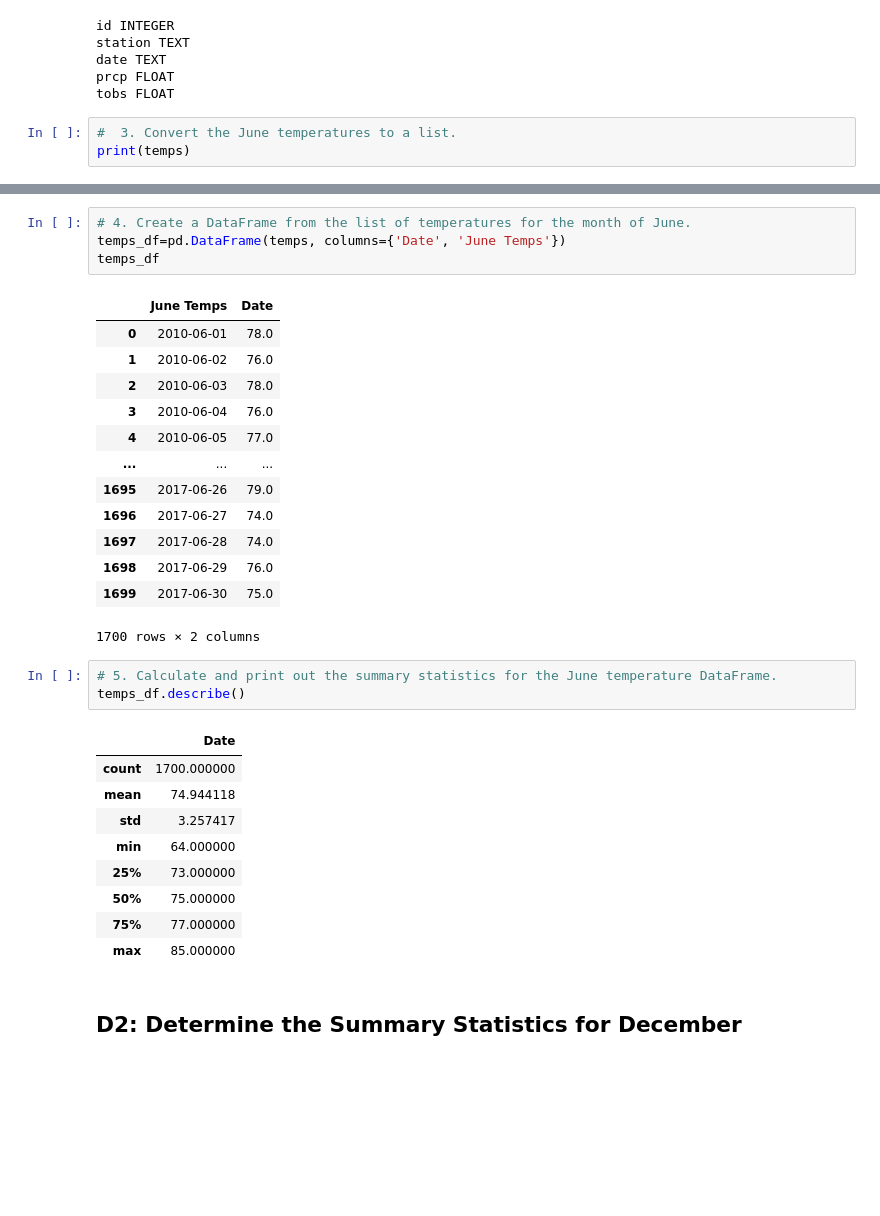
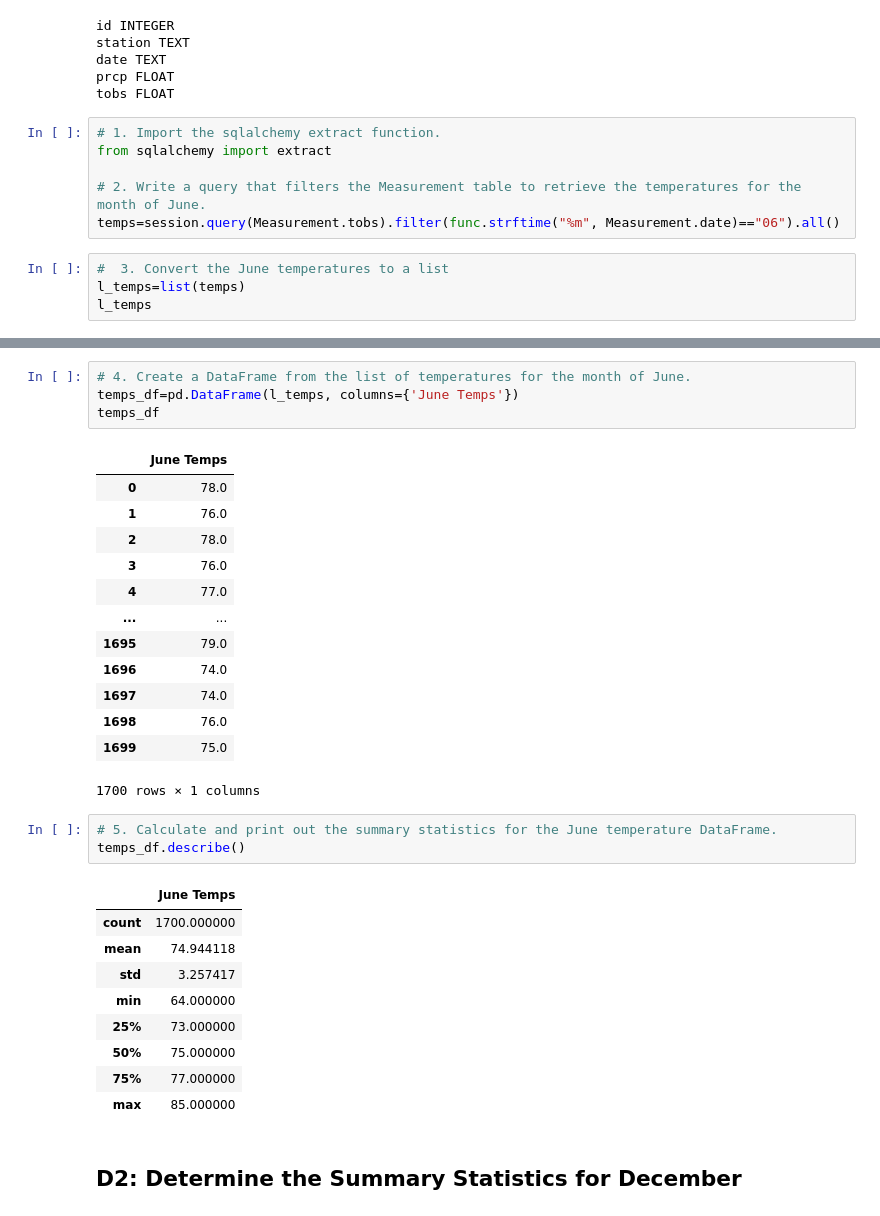
Before and after one commit to tessiertodd/surfs_up, a Jupyter notebook: SurfsUp_Challenge.ipynb, the cells around one changed output, grey strips where cells are left out. Cells and saved outputs as stored; diff of their text form; blank space fills up the shorter version.

```diff
--- a/SurfsUp_Challenge.ipynb
+++ b/SurfsUp_Challenge.ipynb
@@ -45,7 +39,14 @@ station TEXT
 date TEXT
 prcp FLOAT
 tobs FLOAT
+# %%
+# 1. Import the sqlalchemy extract function.
+from sqlalchemy import extract
+
+# 2. Write a query that filters the Measurement table to retrieve the temperatures for the month of June.
+temps=session.query(Measurement.tobs).filter(func.strftime("%m", Measurement.date)=="06").all()
 # %%
-#  3. Convert the June temperatures to a list.
-print(temps)
+#  3. Convert the June temperatures to a list
+l_temps=list(temps)
+l_temps
 # %% [output]
@@ -53,26 +70,26 @@ print(temps)
 # %%
 # 4. Create a DataFrame from the list of temperatures for the month of June.
-temps_df=pd.DataFrame(temps, columns={'Date', 'June Temps'})
+temps_df=pd.DataFrame(l_temps, columns={'June Temps'})
 temps_df
 # %% [output]
-|  | June Temps | Date |
-| 0 | 2010-06-01 | 78.0 |
-| 1 | 2010-06-02 | 76.0 |
-| 2 | 2010-06-03 | 78.0 |
-| 3 | 2010-06-04 | 76.0 |
-| 4 | 2010-06-05 | 77.0 |
-| ... | ... | ... |
-| 1695 | 2017-06-26 | 79.0 |
-| 1696 | 2017-06-27 | 74.0 |
-| 1697 | 2017-06-28 | 74.0 |
-| 1698 | 2017-06-29 | 76.0 |
-| 1699 | 2017-06-30 | 75.0 |
+|  | June Temps |
+| 0 | 78.0 |
+| 1 | 76.0 |
+| 2 | 78.0 |
+| 3 | 76.0 |
+| 4 | 77.0 |
+| ... | ... |
+| 1695 | 79.0 |
+| 1696 | 74.0 |
+| 1697 | 74.0 |
+| 1698 | 76.0 |
+| 1699 | 75.0 |
-1700 rows × 2 columns
+1700 rows × 1 columns
 # %%
 # 5. Calculate and print out the summary statistics for the June temperature DataFrame.
 temps_df.describe()
 # %% [output]
-|  | Date |
+|  | June Temps |
 | count | 1700.000000 |
 | mean | 74.944118 |
 | std | 3.257417 |
```
Also changed, not shown: parts of 6 cells of this notebook.
